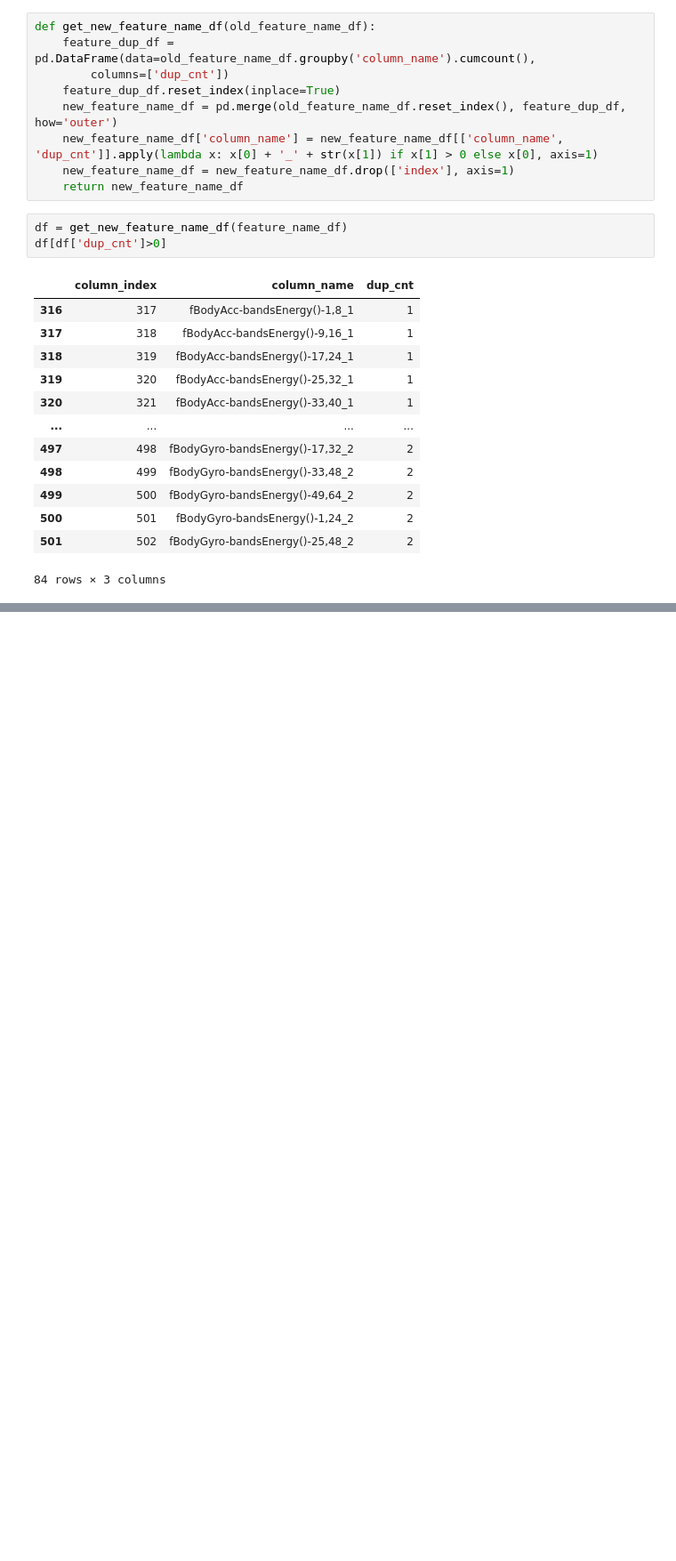
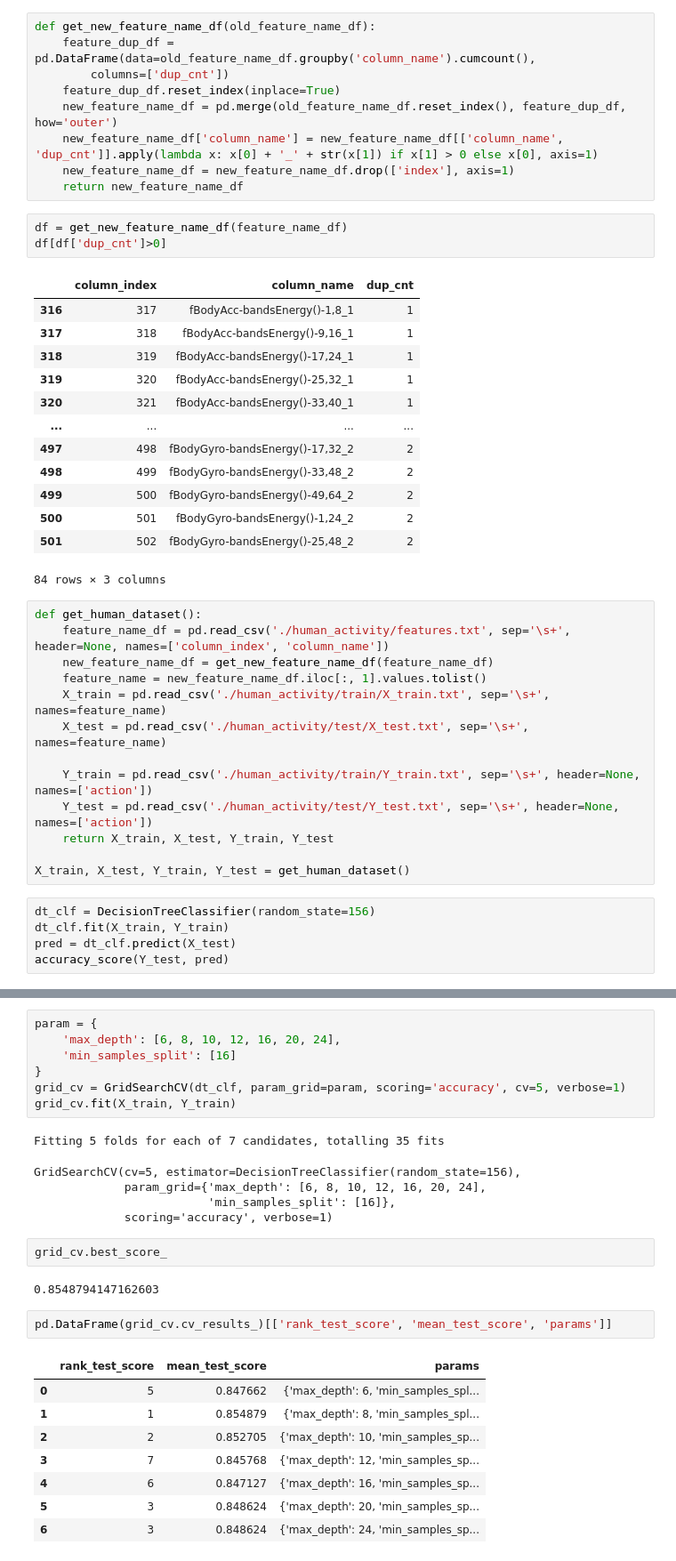
Before and after one commit to qkdqnfvo/HRD_PYTHON, a Jupyter notebook: Python/20220614_4_human_activity.ipynb, the cells around one changed output, grey strips where cells are left out. Shown at 89% size. Saved outputs shown, nothing was run; the diff lists cells and outputs as text; blank space fills up the shorter version.

```diff
--- a/Python/20220614_4_human_activity.ipynb
+++ b/Python/20220614_4_human_activity.ipynb
@@ -86,3 +90,21 @@ df[df['dup_cnt']>0]
 | 500 | 501 | fBodyGyro-bandsEnergy()-1,24_2 | 2 |
 | 501 | 502 | fBodyGyro-bandsEnergy()-25,48_2 | 2 |
 84 rows × 3 columns
+# %%
+def get_human_dataset():
+    feature_name_df = pd.read_csv('./human_activity/features.txt', sep='\s+', header=None, names=['column_index', 'column_name'])
+    new_feature_name_df = get_new_feature_name_df(feature_name_df)
+    feature_name = new_feature_name_df.iloc[:, 1].values.tolist()
+    X_train = pd.read_csv('./human_activity/train/X_train.txt', sep='\s+', names=feature_name)
+    X_test = pd.read_csv('./human_activity/test/X_test.txt', sep='\s+', names=feature_name)
+
+    Y_train = pd.read_csv('./human_activity/train/Y_train.txt', sep='\s+', header=None, names=['action'])
+    Y_test = pd.read_csv('./human_activity/test/Y_test.txt', sep='\s+', header=None, names=['action'])
+    return X_train, X_test, Y_train, Y_test
+
+X_train, X_test, Y_train, Y_test = get_human_dataset()
+# %%
+dt_clf = DecisionTreeClassifier(random_state=156)
+dt_clf.fit(X_train, Y_train)
+pred = dt_clf.predict(X_test)
+accuracy_score(Y_test, pred)
@@ -88,0 +128,28 @@ df[df['dup_cnt']>0]
+# %%
+param = {
+    'max_depth': [6, 8, 10, 12, 16, 20, 24],
+    'min_samples_split': [16]
+}
+grid_cv = GridSearchCV(dt_clf, param_grid=param, scoring='accuracy', cv=5, verbose=1)
+grid_cv.fit(X_train, Y_train)
+# %% [output]
+Fitting 5 folds for each of 7 candidates, totalling 35 fits
+GridSearchCV(cv=5, estimator=DecisionTreeClassifier(random_state=156),
+             param_grid={'max_depth': [6, 8, 10, 12, 16, 20, 24],
+                         'min_samples_split': [16]},
+             scoring='accuracy', verbose=1)
+# %%
+grid_cv.best_score_
+# %% [output]
+0.8548794147162603
+# %%
+pd.DataFrame(grid_cv.cv_results_)[['rank_test_score', 'mean_test_score', 'params']]
+# %% [output]
+|  | rank_test_score | mean_test_score | params |
+| 0 | 5 | 0.847662 | {'max_depth': 6, 'min_samples_spl... |
+| 1 | 1 | 0.854879 | {'max_depth': 8, 'min_samples_spl... |
+| 2 | 2 | 0.852705 | {'max_depth': 10, 'min_samples_sp... |
+| 3 | 7 | 0.845768 | {'max_depth': 12, 'min_samples_sp... |
+| 4 | 6 | 0.847127 | {'max_depth': 16, 'min_samples_sp... |
+| 5 | 3 | 0.848624 | {'max_depth': 20, 'min_samples_sp... |
+| 6 | 3 | 0.848624 | {'max_depth': 24, 'min_samples_sp... |
```
Also changed, not shown: parts of 9 cells of this notebook.
